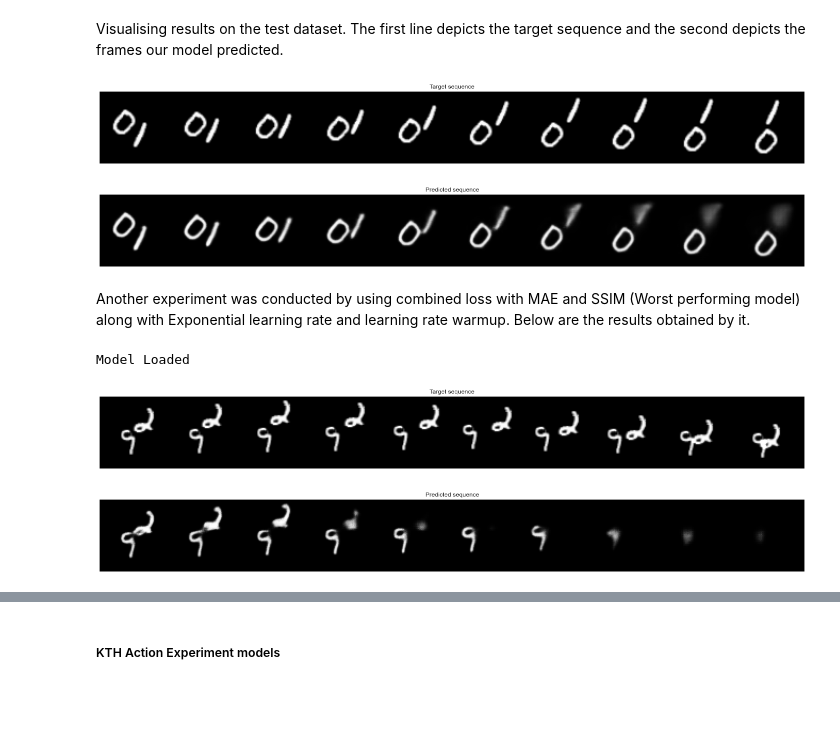
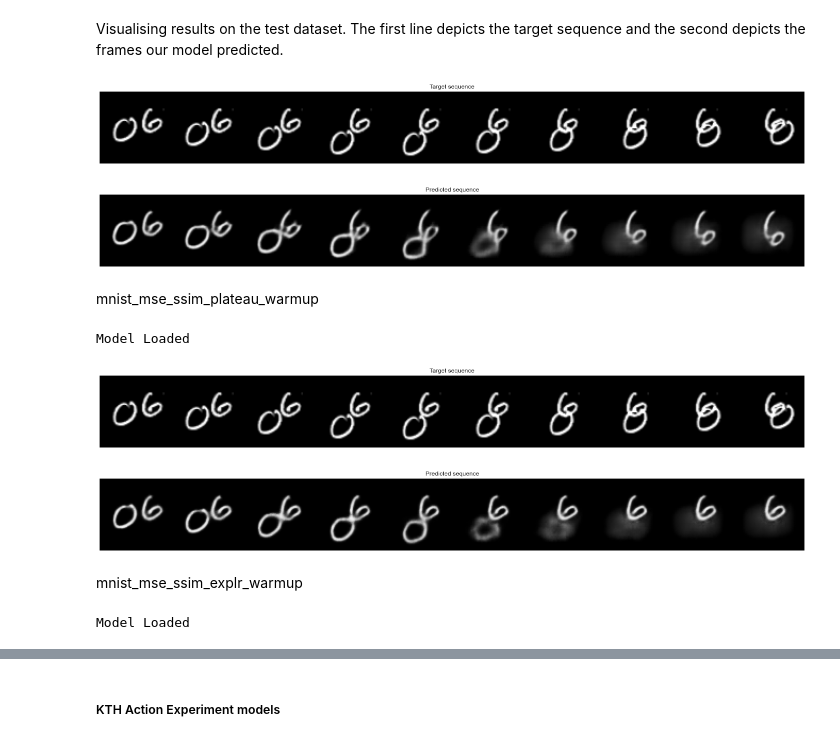
Before and after one commit to vardeep-sandhu/VideoFramePrediction, a Jupyter notebook: docs/Overviewnotebook.ipynb, the cells around one changed output, grey strips where cells are left out. Saved outputs shown, nothing was run; the diff lists cells and outputs as text; code cells hidden in the pictures; blank space fills up the shorter version.

```diff
--- a/docs/Overviewnotebook.ipynb
+++ b/docs/Overviewnotebook.ipynb
@@ -183,32 +158,44 @@ The various experiments performed with the Moving Mnist Dataset and their corres
+# %%
+sample=next(iter(test_loader_mmnist))
 # %% [markdown]
 Below is the model trained on MSE loss and Onplateau Schedular without using Learning rate warmup.
 # %%
 model = Model()
 print("Model Loaded")
 
-model_mse_onplateau_mmnist, _, epoch = utils.loading_model(model, "C:\\Users\\aysha\\Downloads\\MNIST 50 no ssim.pth")
-model_mse_onplateau_mmnist= model_mse_onplateau_mmnist.to(device)
+mnist_mse_plateau, _, epoch = utils.loading_model(model, "C:\\Users\\aysha\\Documents\\Models-MSE\\mnist_mse+plateau.pth")
+mnist_mse_plateau= mnist_mse_plateau.to(device)
 # %% [output]
 Model Loaded
 # %% [markdown]
 Visualising results on the test dataset. The first line depicts the target sequence and the second depicts the frames our model predicted.
 # %%
-utils.visualise_sample(test_loader_mmnist, model_mse_onplateau_mmnist, device, True)
+utils.visualise_sample(sample, mnist_mse_plateau, device, True)
 # %% [output]
-[figure, old version]
+[figure, new version]
-[figure, old version]
+[figure, new version]
 # %% [markdown]
-Another experiment was conducted by using combined loss with MAE and SSIM (Worst performing model) along with Exponential learning rate and learning rate warmup. Below are the results obtained by it.
+mnist_mse_ssim_plateau_warmup
 # %%
 model = Model()
 print("Model Loaded")
 
-model_mae_ssim_explr_mmnist, _, epoch = utils.loading_model(model, "C:\\Users\\aysha\\Downloads\\model_50_mae+ssim+mnist+explr+warmup.pth")
-model_mae_ssim_explr_mmnist= model_mae_ssim_explr_mmnist.to(device)
+mnist_mse_ssim_plateau_warmup, _, epoch = utils.loading_model(model, "C:\\Users\\aysha\\Documents\\Models-MSE\\mnist_mse+ssim+plateau+warmup.pth")
+mnist_mse_ssim_plateau_warmup= mnist_mse_ssim_plateau_warmup.to(device)
 # %% [output]
 Model Loaded
 # %%
-utils.visualise_sample(test_loader_mmnist, model_mae_ssim_explr_mmnist, device, True)
+utils.visualise_sample(sample, mnist_mse_ssim_plateau_warmup, device, True)
 # %% [output]
-[figure, old version]
+[figure, new version]
-[figure, old version]
+[figure, new version]
+# %% [markdown]
+mnist_mse_ssim_explr_warmup
+# %%
+model = Model()
+print("Model Loaded")
+
+mnist_mse_ssim_explr_warmup, _, epoch = utils.loading_model(model, "C:\\Users\\aysha\\Documents\\Models-MSE\\mnist_mse+ssim+explr+warmup.pth")
+mnist_mse_ssim_explr_warmup= mnist_mse_ssim_explr_warmup.to(device)
+# %% [output]
+Model Loaded
```
Also changed, not shown: parts of 14 cells of this notebook.
